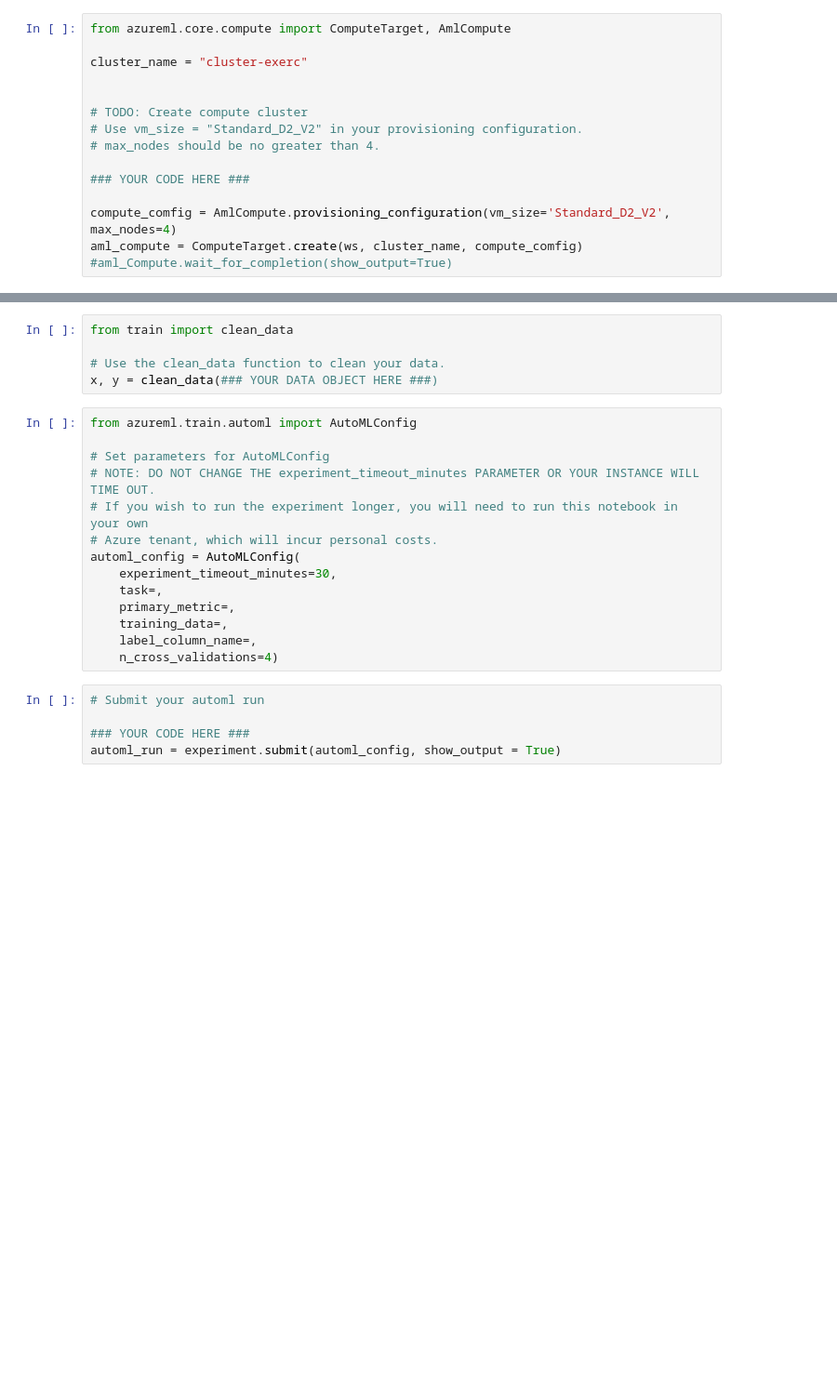
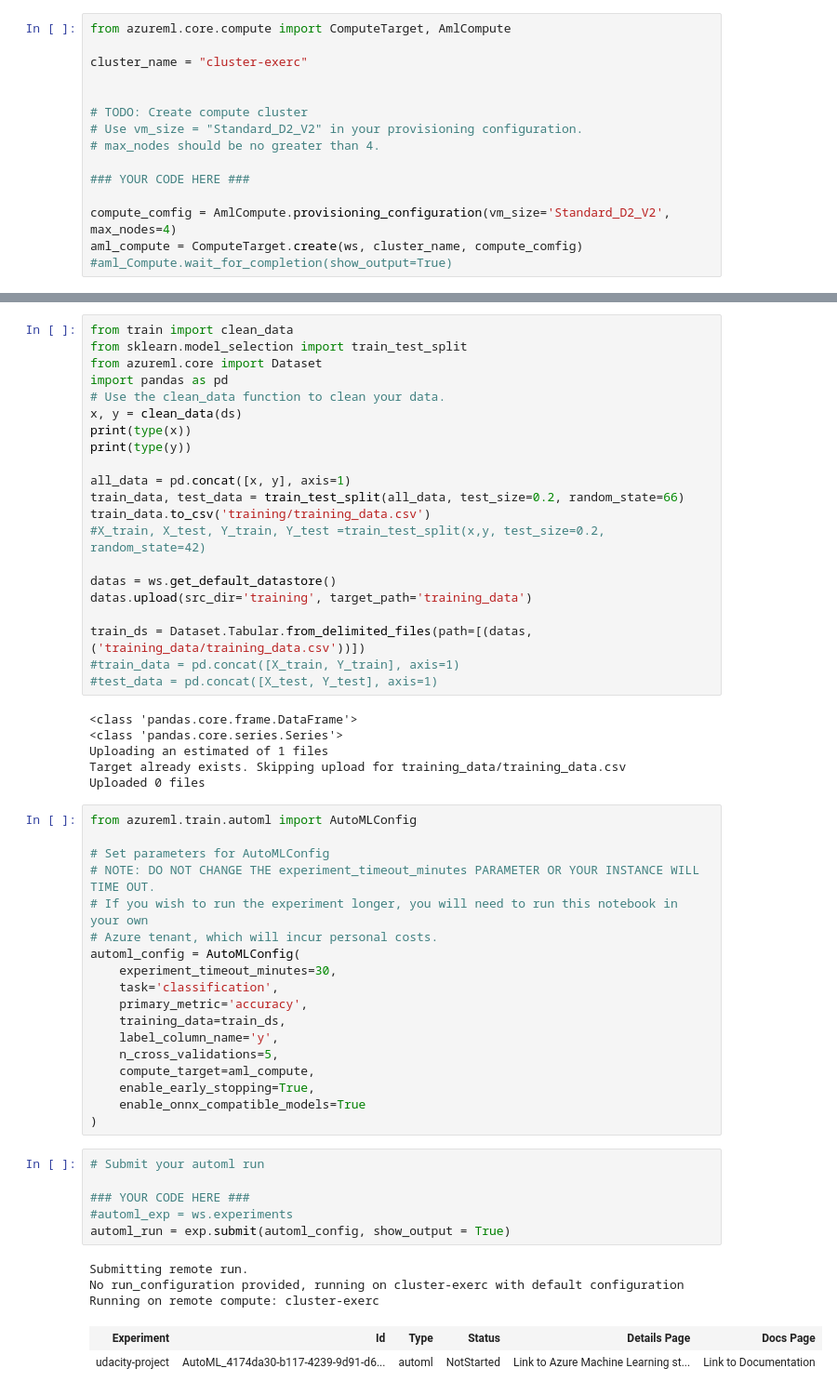
Before and after one commit to tinudin/coursera, a Jupyter notebook: udacity-project.ipynb, the cells around one changed output, grey strips where cells are left out. Shown at 93% size. Saved outputs shown, nothing was run; the diff lists cells and outputs as text; blank space fills up the shorter version.

```diff
--- a/udacity-project.ipynb
+++ b/udacity-project.ipynb
@@ -127,8 +158,30 @@ TabularDatasetFactory.from_delimited_files("https://automlsamplenotebookdata.blo
-# %%
-from train import clean_data
-
-# Use the clean_data function to clean your data.
-x, y = clean_data(### YOUR DATA OBJECT HERE ###)
+# %%
+from train import clean_data
+from sklearn.model_selection import train_test_split
+from azureml.core import Dataset
+import pandas as pd
+# Use the clean_data function to clean your data.
+x, y = clean_data(ds)
+print(type(x))
+print(type(y))
+
+all_data = pd.concat([x, y], axis=1)
+train_data, test_data = train_test_split(all_data, test_size=0.2, random_state=66)
+train_data.to_csv('training/training_data.csv')
+#X_train, X_test, Y_train, Y_test =train_test_split(x,y, test_size=0.2, random_state=42)
+
+datas = ws.get_default_datastore()
+datas.upload(src_dir='training', target_path='training_data')
+
+train_ds = Dataset.Tabular.from_delimited_files(path=[(datas,('training_data/training_data.csv'))])
+#train_data = pd.concat([X_train, Y_train], axis=1)
+#test_data = pd.concat([X_test, Y_test], axis=1)
+# %% [output]
+<class 'pandas.core.frame.DataFrame'>
+<class 'pandas.core.series.Series'>
+Uploading an estimated of 1 files
+Target already exists. Skipping upload for training_data/training_data.csv
+Uploaded 0 files
 # %%
 from azureml.train.automl import AutoMLConfig
 
@@ -138,13 +191,24 @@ from azureml.train.automl import AutoMLConfig
 # Azure tenant, which will incur personal costs.
 automl_config = AutoMLConfig(
     experiment_timeout_minutes=30,
-    task=,
-    primary_metric=,
-    training_data=,
-    label_column_name=,
-    n_cross_validations=4)
+    task='classification',
+    primary_metric='accuracy',
+    training_data=train_ds,
+    label_column_name='y',
+    n_cross_validations=5,
+    compute_target=aml_compute,
+    enable_early_stopping=True,
+    enable_onnx_compatible_models=True
+)
 # %%
 # Submit your automl run
 
 ### YOUR CODE HERE ###
-automl_run = experiment.submit(automl_config, show_output = True)
+#automl_exp = ws.experiments
+automl_run = exp.submit(automl_config, show_output = True)
+# %% [output]
+Submitting remote run.
+No run_configuration provided, running on cluster-exerc with default configuration
+Running on remote compute: cluster-exerc
+| Experiment | Id | Type | Status | Details Page | Docs Page |
+| udacity-project | AutoML_4174da30-b117-4239-9d91-d6... | automl | NotStarted | Link to Azure Machine Learning st... | Link to Documentation |
```
Also changed, not shown: parts of 12 cells of this notebook, 6 other files.
